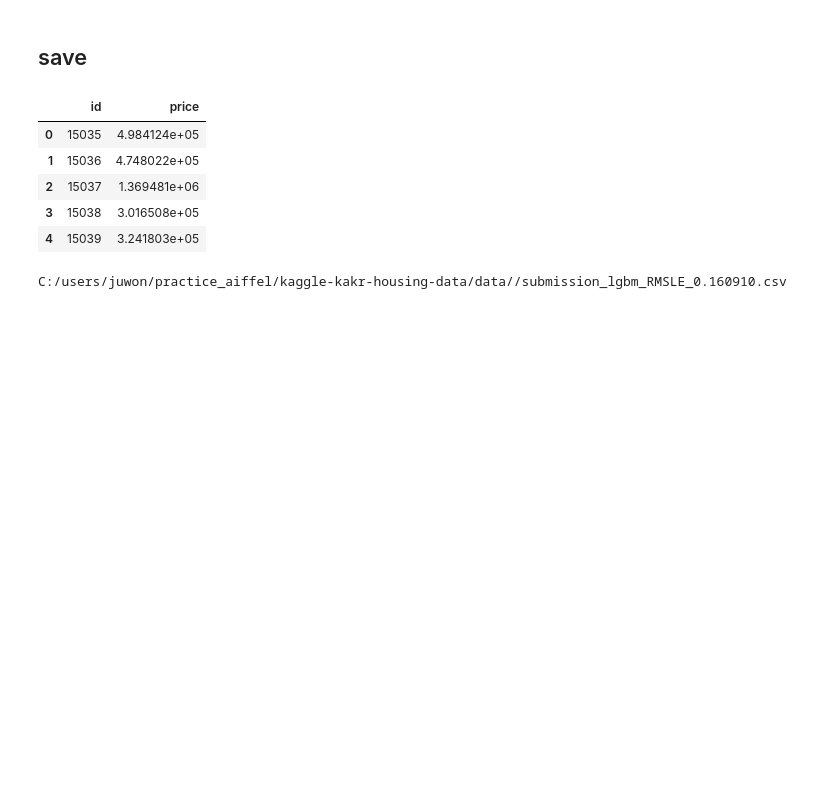
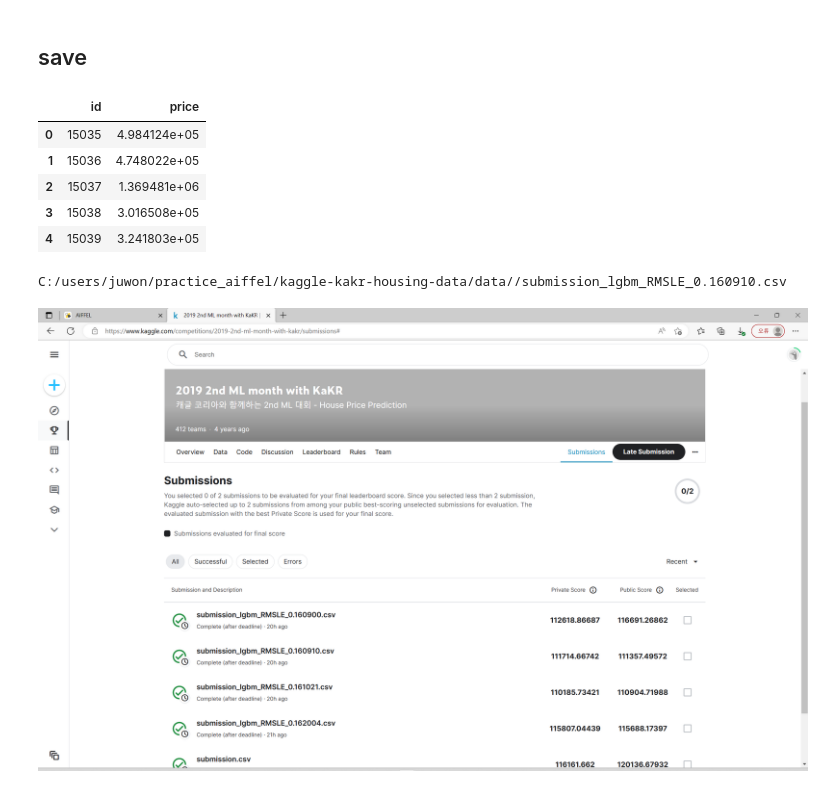
Before and after one commit to juwum12/Ex01, a Jupyter notebook: Ex03.ipynb, the cells around one changed output. Cells and saved outputs as stored; diff of their text form; code cells hidden in the pictures; blank space fills up the shorter version.

```diff
--- a/Ex03.ipynb
+++ b/Ex03.ipynb
@@ -207,3 +208,7 @@ submission.to_csv(submission_csv_path, index=False)
 print(submission_csv_path)
 # %% [output]
 C:/users/juwon/practice_aiffel/kaggle-kakr-housing-data/data//submission_lgbm_RMSLE_0.160910.csv
+# %%
+Image("C:/Users/juwon/practice_aiffel/kaggle-kakr-housing-data/data/Ex03_submission.png")
+# %% [output]
+[figure, added]
```
Also changed, not shown: parts of 1 cell of this notebook.
